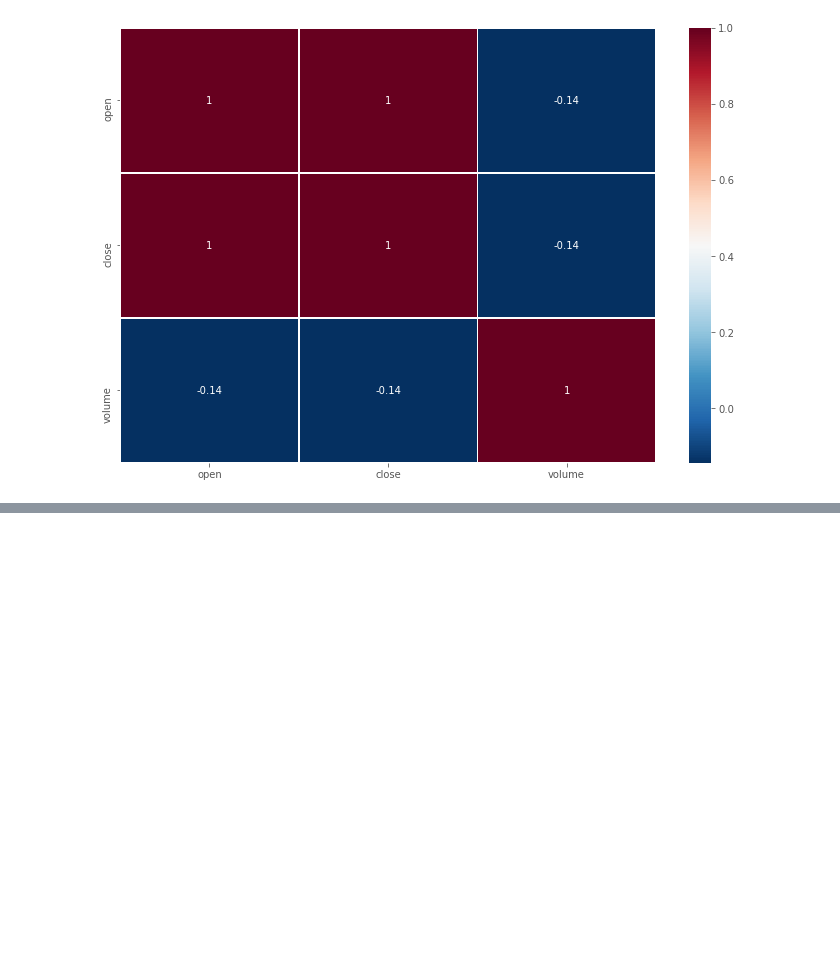
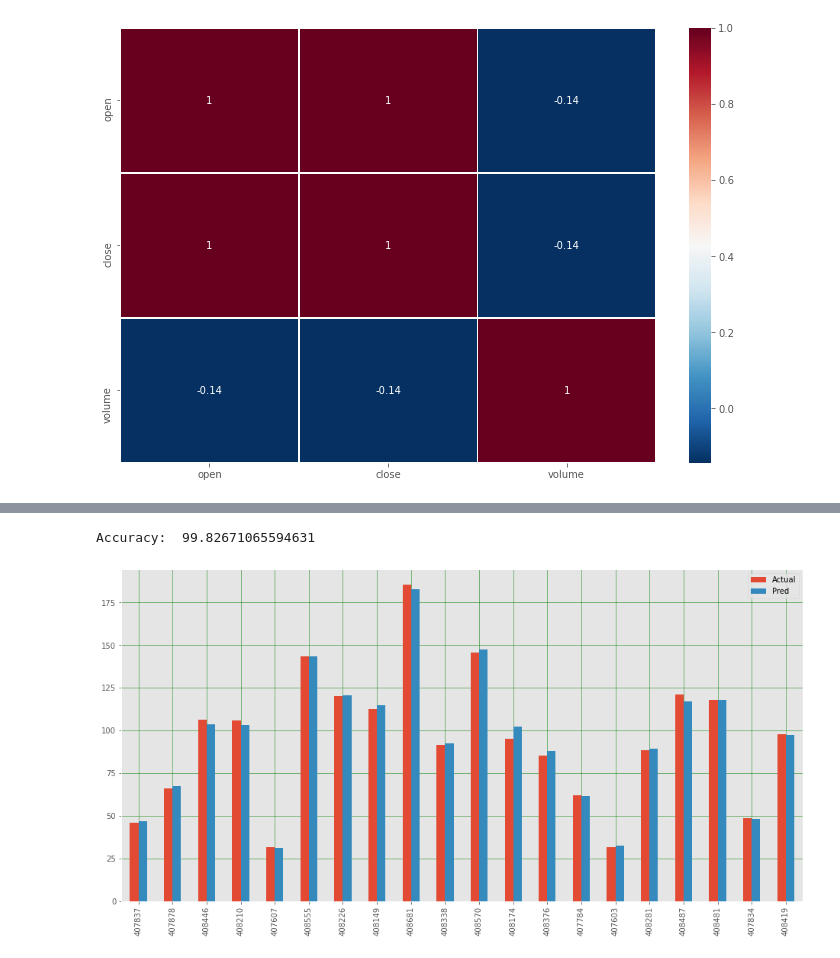
Before and after one commit to Akshantjain/cs418project, a Jupyter notebook: Final-Project.ipynb, the cells around one changed output, grey strips where cells are left out. Saved outputs shown, nothing was run; the diff lists cells and outputs as text; code cells hidden in the pictures; blank space fills up the shorter version.

```diff
--- a/Final-Project.ipynb
+++ b/Final-Project.ipynb
@@ -227,0 +227,16 @@ OpenClosePlot(df2, Stock)
+# %%
+# Model training and testing
+stock_df['date'] = pd.to_datetime(stock_df['date'], format='%Y-%m-%d')
+
+stock_df['year']=stock_df['date'].dt.year
+stock_df['month']=stock_df['date'].dt.month
+stock_df['day']=stock_df['date'].dt.day
+
+stock_df = stock_df[['day', 'month', 'year', 'open', 'close']]
+stock_df.head(10)
+
+X = stock_df.iloc[:,stock_df.columns !='close']
+Y= stock_df.iloc[:, 4]
+# %% [output]
+Accuracy:  99.82671065594631
+[figure, added]
```
Also changed, not shown: parts of 2 cells of this notebook.
